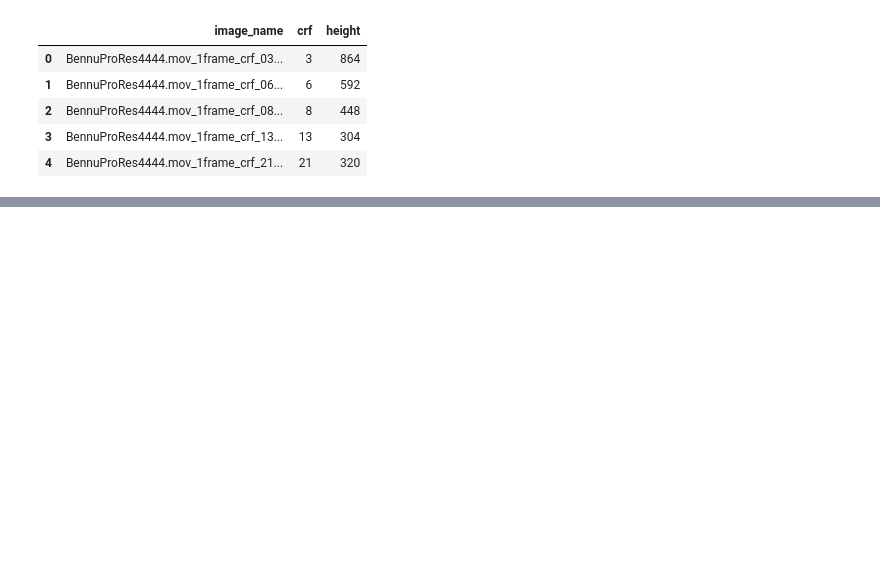
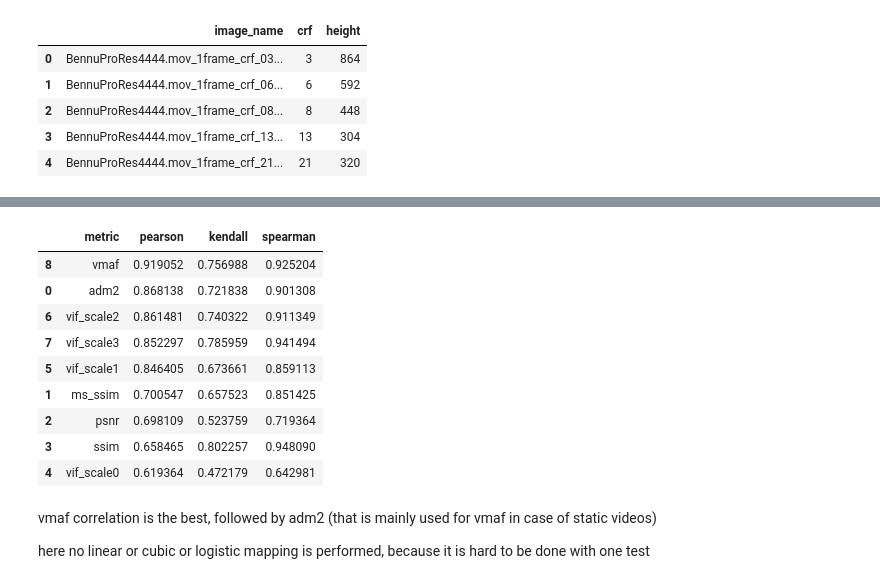
Before and after one commit to Telecommunication-Telemedia-Assessment/image_quality_test, a Jupyter notebook: test_1/analyze_ratings.ipynb, the cells around one changed output, grey strips where cells are left out. Saved outputs shown, nothing was run; the diff lists cells and outputs as text; code cells hidden in the pictures; blank space fills up the shorter version.

```diff
--- a/test_1/analyze_ratings.ipynb
+++ b/test_1/analyze_ratings.ipynb
@@ -179,0 +272,17 @@ du[meta_cols].to_csv("meta.csv", index=False)
+# %%
+d(dcorr.sort_values(by="pearson", ascending=False))
+# %% [output]
+|  | metric | pearson | kendall | spearman |
+| 8 | vmaf | 0.919052 | 0.756988 | 0.925204 |
+| 0 | adm2 | 0.868138 | 0.721838 | 0.901308 |
+| 6 | vif_scale2 | 0.861481 | 0.740322 | 0.911349 |
+| 7 | vif_scale3 | 0.852297 | 0.785959 | 0.941494 |
+| 5 | vif_scale1 | 0.846405 | 0.673661 | 0.859113 |
+| 1 | ms_ssim | 0.700547 | 0.657523 | 0.851425 |
+| 2 | psnr | 0.698109 | 0.523759 | 0.719364 |
+| 3 | ssim | 0.658465 | 0.802257 | 0.948090 |
+| 4 | vif_scale0 | 0.619364 | 0.472179 | 0.642981 |
+# %% [markdown]
+vmaf correlation is the best, followed by adm2 (that is mainly used for vmaf in case of static videos)
+
+here no linear or cubic or logistic mapping is performed, because it is hard to be done with one test
```
Also changed, not shown: parts of 13 cells of this notebook, 23 other files.
